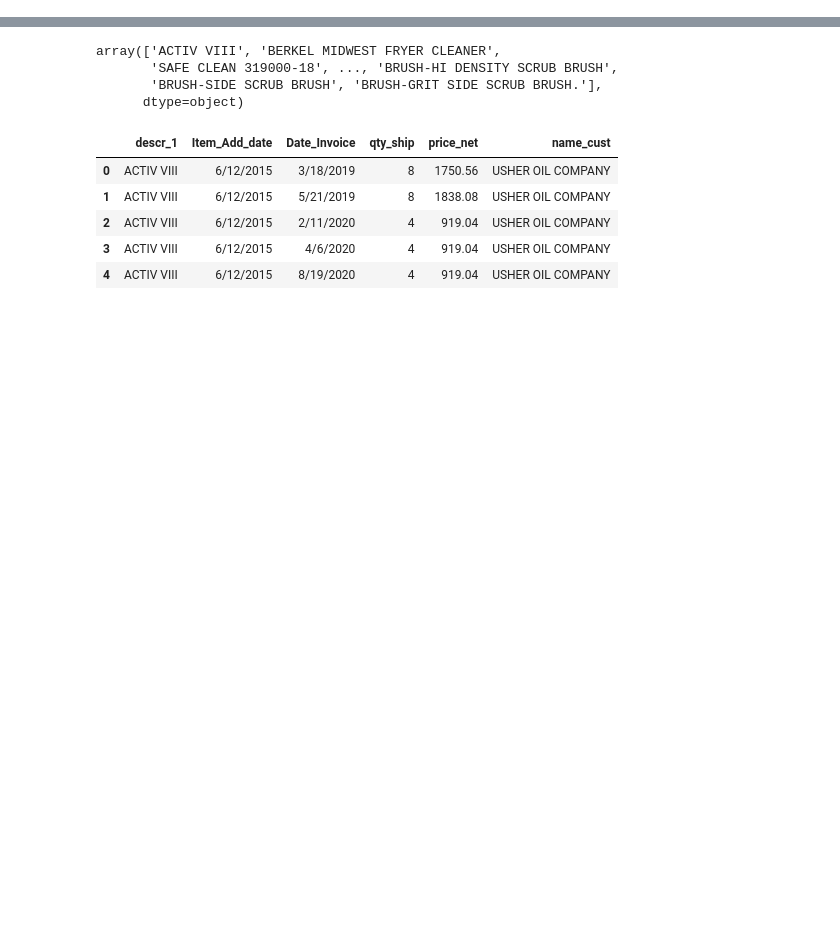
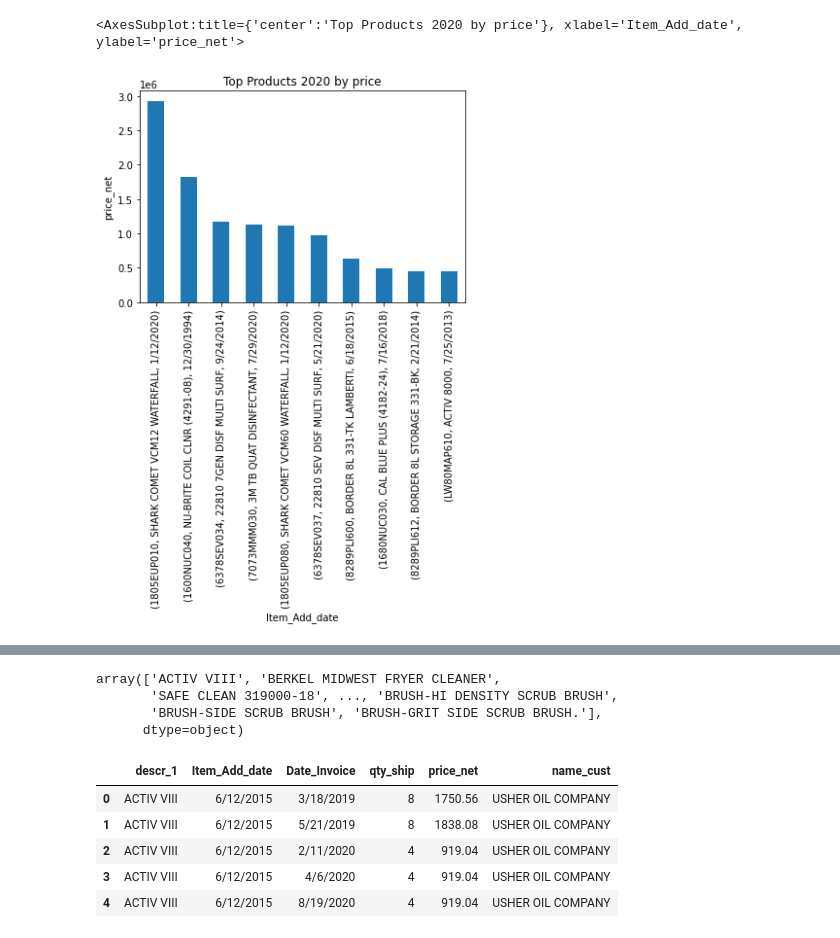
Before and after one commit to aadeba5/Project1, a Jupyter notebook: Amusa.ipynb, the cells around one changed output, grey strips where cells are left out. Drawn from its saved outputs; the diff is of its cells as text; code cells hidden in the pictures; blank space fills up the shorter version.

```diff
--- a/Amusa.ipynb
+++ b/Amusa.ipynb
@@ -15,0 +9,4 @@ df.head()
+# %%
+csv = "Sales_Item_Merged.csv"
+sales_data = pd.read_csv(csv)
+sales_data
@@ -45,0 +77,5 @@ total
+# %%
+
+twenty_19_sales = sales_data.loc[sales_data['year']== 2019]
+twenty_20_sales = sales_data.loc[sales_data['year']== 2020]
+twenty_19_sales
@@ -45,0 +201,4 @@ total
+# %%
+top_ten_2020_price = twenty_20_sales.sort_values(by = 'price_net', ascending = False)
+top_ten_2020_price_labels = top_ten_2020_price.head(10)
+top_ten_2020_price.head(10)
@@ -45,0 +230,10 @@ total
+# %%
+plot_2020 = top_ten_2020_price['price_net'].head(10).plot(kind="bar")
+plot_2020.set_xlabel("Item_Add_date")
+plot_2020.set_ylabel("price_net")
+plot_2020.set_title("Top Products 2020 by price")
+
+plot_2020
+# %% [output]
+<AxesSubplot:title={'center':'Top Products 2020 by price'}, xlabel='Item_Add_date', ylabel='price_net'>
+[figure, added]
```
Also changed, not shown: parts of 40 cells of this notebook, 1 other file.
